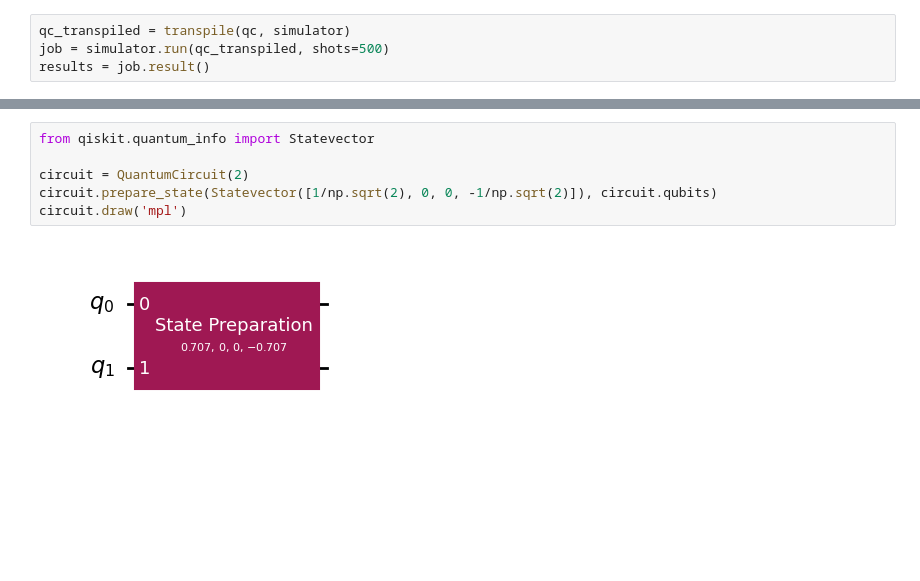
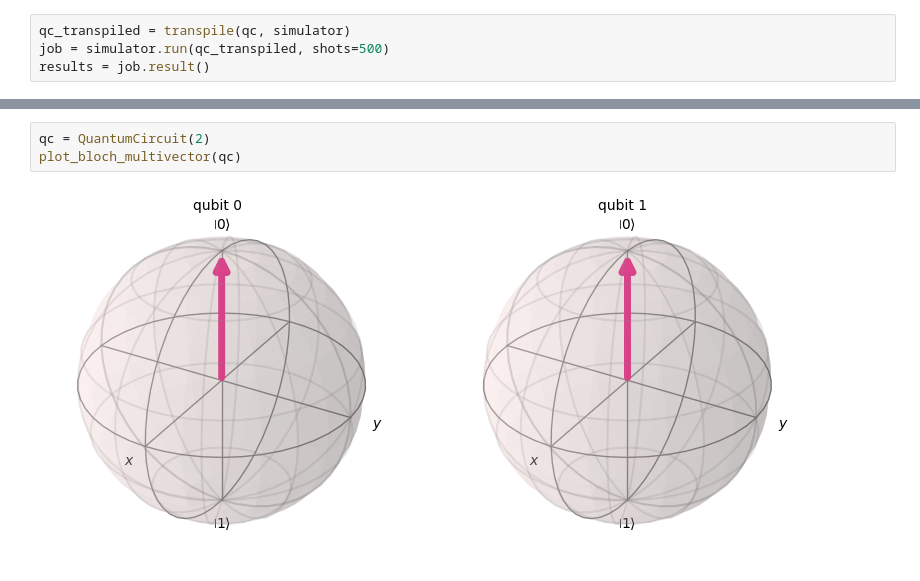
Before and after one commit to usmanUA/Ftl_quantum, a Jupyter notebook: superposition.ipynb, the cells around one changed output, grey strips where cells are left out. Cells and saved outputs as stored; diff of their text form; blank space fills up the shorter version.

```diff
--- a/superposition.ipynb
+++ b/superposition.ipynb
@@ -26,8 +28,5 @@ QiskitError: 'No counts for experiment "0"'
-# %%
-from qiskit.quantum_info import Statevector
-
-circuit = QuantumCircuit(2)
-circuit.prepare_state(Statevector([1/np.sqrt(2), 0, 0, -1/np.sqrt(2)]), circuit.qubits)
-circuit.draw('mpl')
-# %% [output]
-[figure, removed]
+# %%
+qc = QuantumCircuit(2)
+plot_bloch_multivector(qc)
+# %% [output]
+[figure, added]
```
Also changed, not shown: parts of 6 cells of this notebook.
